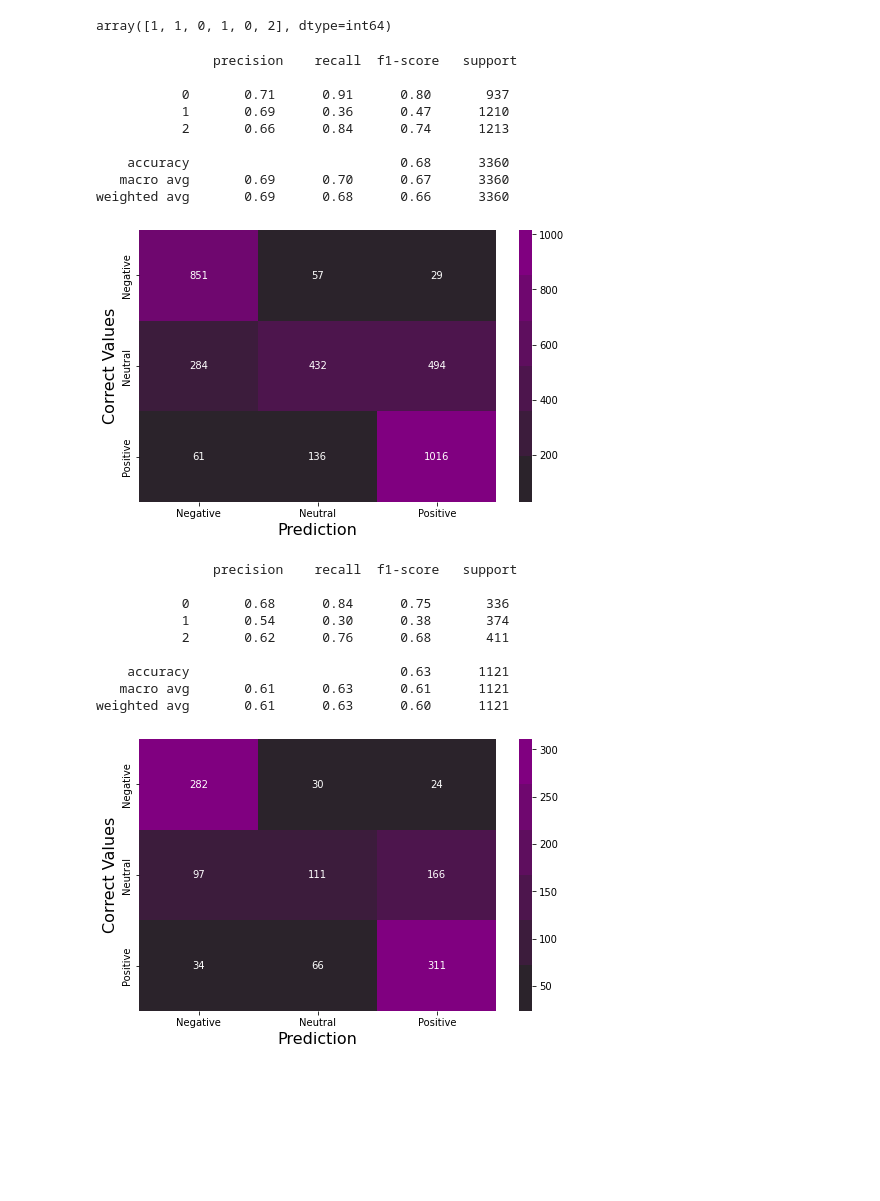
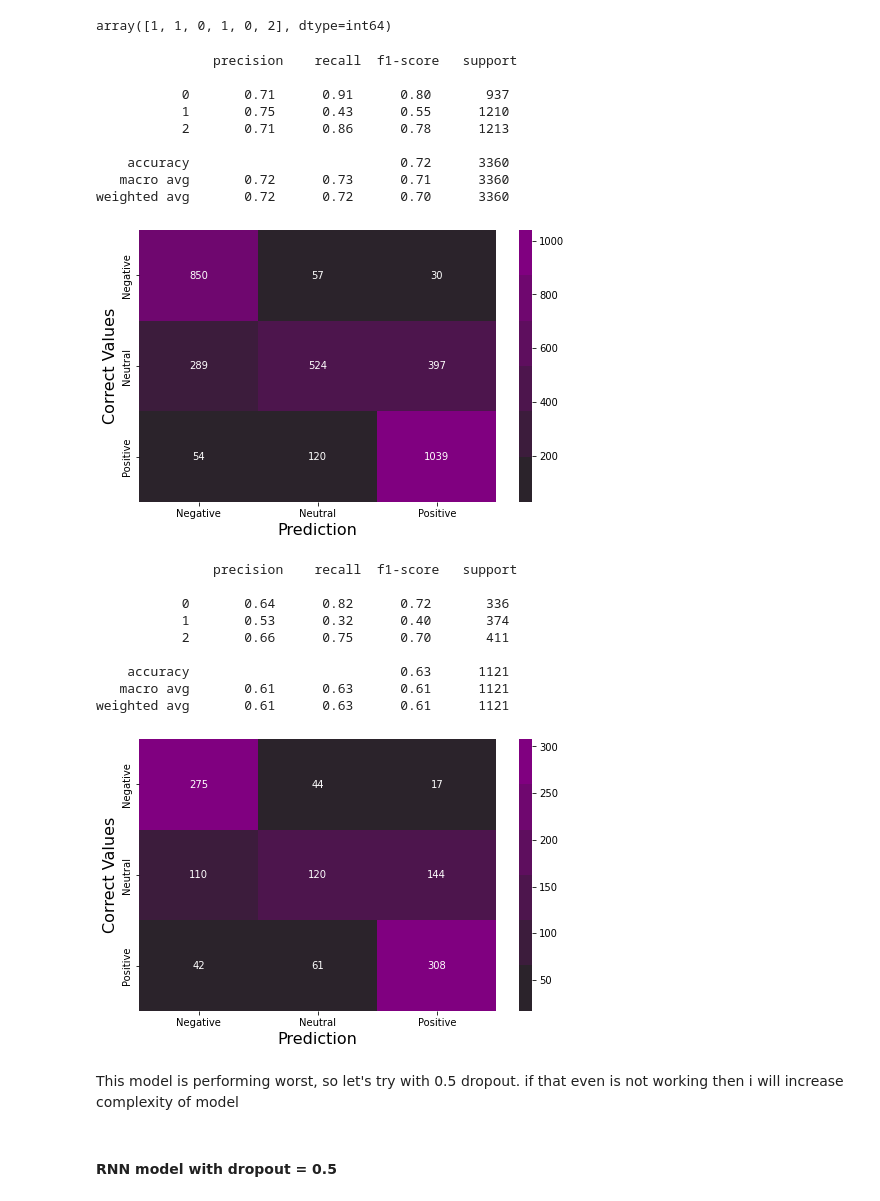
Before and after one commit to piyumaha12/Sentiment_analysis_on_amazon_review, a Jupyter notebook: Sentiment_analysis_neural_models_2.ipynb, the cells around one changed output. Drawn from its saved outputs; the diff is of its cells as text; code cells hidden in the pictures; blank space fills up the shorter version.

```diff
--- a/Sentiment_analysis_neural_models_2.ipynb
+++ b/Sentiment_analysis_neural_models_2.ipynb
@@ -1355,28 +1374,33 @@ get_prediction(review_list, rnn_model)
 # %% [output]
 array([1, 1, 0, 1, 0, 2], dtype=int64)
 # %%
-confusion_metrix_plot(x_train, y_train, rnn_model_dropout)
+confusion_metrix_plot(x_train, y_train, rnn_model_dropout_07_longer)
 # %% [output]
                precision    recall  f1-score   support
 
            0       0.71      0.91      0.80       937
-           1       0.69      0.36      0.47      1210
-           2       0.66      0.84      0.74      1213
+           1       0.75      0.43      0.55      1210
+           2       0.71      0.86      0.78      1213
 
-    accuracy                           0.68      3360
-   macro avg       0.69      0.70      0.67      3360
-weighted avg       0.69      0.68      0.66      3360
+    accuracy                           0.72      3360
+   macro avg       0.72      0.73      0.71      3360
+weighted avg       0.72      0.72      0.70      3360
-[figure, old version]
+[figure, new version]
 # %%
-confusion_metrix_plot(x_val, y_val, rnn_model_dropout)
+confusion_metrix_plot(x_val, y_val, rnn_model_dropout_07_longer)
 # %% [output]
                precision    recall  f1-score   support
 
-           0       0.68      0.84      0.75       336
-           1       0.54      0.30      0.38       374
-           2       0.62      0.76      0.68       411
+           0       0.64      0.82      0.72       336
+           1       0.53      0.32      0.40       374
+           2       0.66      0.75      0.70       411
 
     accuracy                           0.63      1121
    macro avg       0.61      0.63      0.61      1121
-weighted avg       0.61      0.63      0.60      1121
+weighted avg       0.61      0.63      0.61      1121
-[figure, old version]
+[figure, new version]
+# %% [markdown]
+This model is performing worst, so let's try with 0.5 dropout.
+if that even is not working then i will increase complexity of model
+# %% [markdown]
+#### RNN model with dropout = 0.5
```
Also changed, not shown: parts of 42 cells of this notebook.
